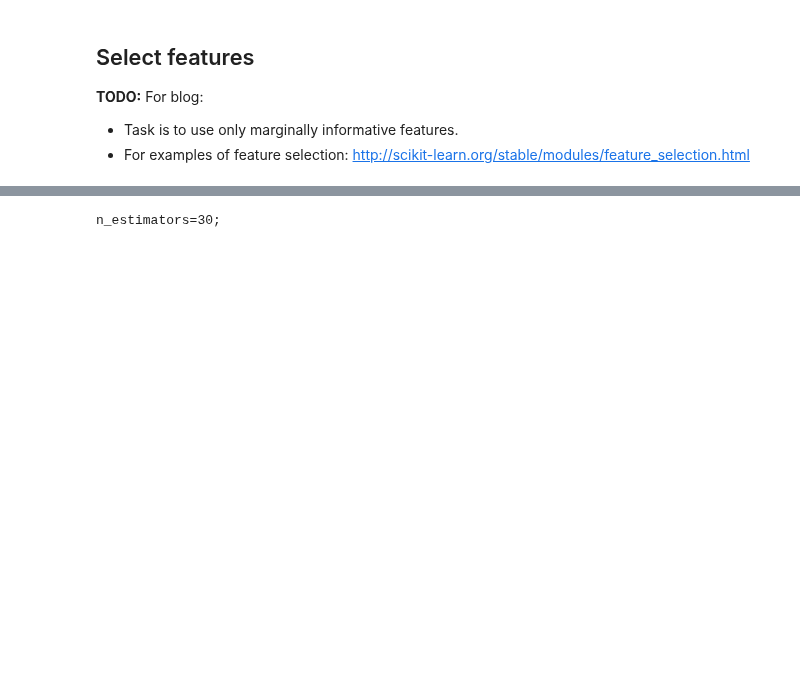
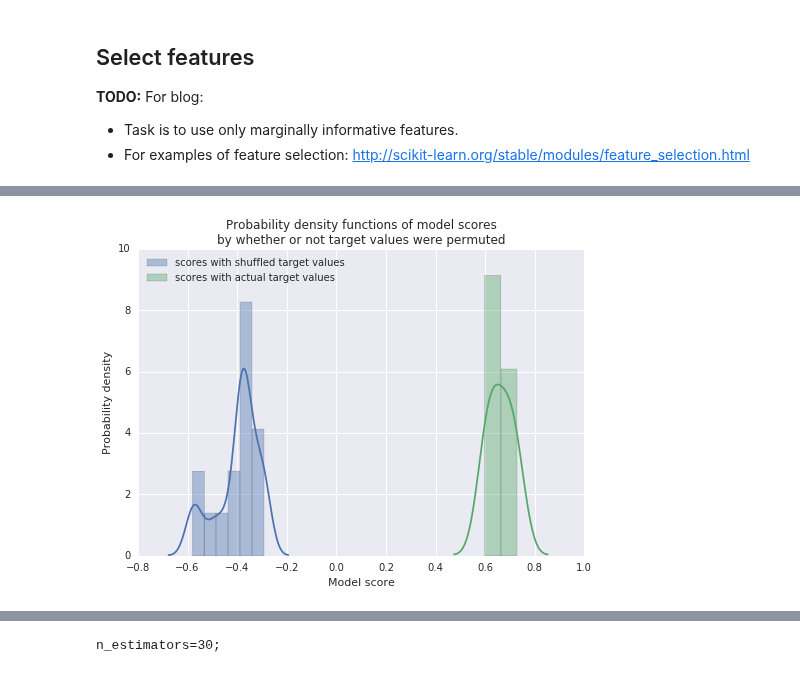
Before and after one commit to stharrold/stharrold.github.io, a Jupyter notebook: content/static/20160221-predict-household-income-from-census/20160221-predict-household-income-from-census.ipynb, the cells around one changed output, grey strips where cells are left out. Drawn from its saved outputs; the diff is of its cells as text; code cells hidden in the pictures; blank space fills up the shorter version.

```diff
--- a/content/static/20160221-predict-household-income-from-census/20160221-predict-household-income-from-census.ipynb
+++ b/content/static/20160221-predict-household-income-from-census/20160221-predict-household-income-from-census.ipynb
@@ -718,16 +678,94 @@ dtype: float64
 # %%
-print("Test significance of predictions by permuting the target values.")
+print(
+    """Test significance of predictions by shuffling the target values.
+Model scores are R^2, the coefficient of determination.
+""")
 # Following http://scikit-learn.org/stable/auto_examples/feature_selection/plot_permutation_test_for_classification.html
-# but using weights.
+# but manually iterating to use weights. This is an A/B test.
+time_start = time.perf_counter()
+
+# Score with/without shuffling the target values.
+# Note: The number of records used to validate that the model score is significant
+# only needs to be enough to accurately represent a random process, e.g. 10k.
+size_sub = int(1e4)
+inum_score_isshf = dict()
+n_scores = 20
 print("Progress:", end=' ')
-for inum in range(10):
+for inum in range(0, n_scores):
+    inum_score_isshf[inum] = dict()
+    idxs_sub = np.random.choice(a=len(df_ftrs), size=size_sub, replace=True)
+    if inum % 4 == 0:
+        # 1 out of 4 times without shuffling target values.
+        inum_score_isshf[inum]['is_shf'] = False
+        trg_vals = ds_trg.values[idxs_sub]
+    else:
+        # Otherwise with randomly permuted target values.
+        inum_score_isshf[inum]['is_shf'] = True
+        trg_vals = np.random.permutation(ds_trg.values[idxs_sub])
     (ftrs_train, ftrs_test, trg_train, trg_test, pwt_train, pwt_test) = sk_cv.train_test_split(
-        df_ftrs_rnd.values[idxs_sub], ds_trg.values[idxs_sub], ds_pwt.values[idxs_sub], test_size=0.2)
-    # Note: n_estimators impact the feature importances but only have a small effect on the relative importances.
+        df_ftrs.values[idxs_sub], trg_vals, ds_pwt.values[idxs_sub], test_size=0.2)
+    # Note: n_estimators impact the scores but only have a small effect on the relative scores.
     est = sk_ens.ExtraTreesRegressor(n_estimators=10, n_jobs=-1)
     est.fit(X=ftrs_train, y=trg_train, sample_weight=pwt_train)
-    est.score(X=ftrs_test, y=trg_test, sample_weight=pwt_test)
-    for (col, imp) in zip(df_ftrs_rnd.columns, est.feature_importances_):
-        cols_imps[col].append(imp)
-    print("{frac:.0%}".format(frac=(inum+1)/len(dists)), end=' ')
+    inum_score_isshf[inum]['score'] = est.score(X=ftrs_test, y=trg_test, sample_weight=pwt_test)
+    print("{frac:.0%}".format(frac=(inum+1)/n_scores), end=' ')
 print('\n')
+
+# Plot the distributions of model scores with/without shuffling the target values.
+df_scores = pd.DataFrame.from_dict(data=inum_score_isshf, orient='index')
+sns.distplot(df_scores.loc[df_scores['is_shf'], 'score'],
+    hist=True, kde=True, norm_hist=True, color=sns.color_palette()[0],
+    label='scores with shuffled target values')
+sns.distplot(df_scores.loc[np.logical_not(df_scores['is_shf']), 'score'],
+    hist=True, kde=True, norm_hist=True, color=sns.color_palette()[1],
+    label='scores with actual target values')
+plt.title(
+    "Probability density functions of model scores\n" +
+    "by whether or not target values were permuted")
+plt.xlabel("Model score")
+plt.ylabel("Probability density")
+plt.legend(loc='upper left')
+plt.show()
+
+# Calculate the distribution of differences in score means with/without
+# shuffling the target values and describe the statistical significance.
+# Calculate the distribution of randomized differences in score means.
+rnd_mean_score_diffs = list()
+for _ in range(int(1e4)):
+    tfmask_shf = np.random.permutation(df_scores['is_shf'].values)
+    tfmask_notshf = np.logical_not(tfmask_shf)
+    rnd_mean_score_diffs.append(
+        df_scores.loc[tfmask_notshf, 'score'].mean()
+        - df_scores.loc[tfmask_shf, 'score'].mean())
+# Calculate the distribution of actual differences in score means.
+tfmask_shf = df_scores['is_shf'].values
+tfmask_notshf = np.logical_not(tfmask_shf)
+mean_score_diff = (
+    df_scores.loc[tfmask_notshf, 'score'].mean()
+    - df_scores.loc[tfmask_shf, 'score'].mean())
+# Plot and describe the statistical significance of the mean score difference.
+sns.distplot(rnd_mean_score_diffs, hist=True, kde=True, norm_hist=True,
+    color=sns.color_palette()[0],
+    label='mean score differences assuming\nno distinction between shuffled/unshuffled')
+plt.axvline(mean_score_diff,
+    color=sns.color_palette()[1], label='actual mean score difference')
+plt.title(
+    "Differences between mean model scores\n" +
+    "by whether or not target values were actually shuffled")
+plt.xlabel("Model score difference")
+plt.ylabel("Probability density")
+plt.legend(loc='upper left')
+plt.show()
+pval = 100.0 - scipy.stats.percentileofscore(
+    a=rnd_mean_score_diffs, score=mean_score_diff, kind='mean')
+print(
+    """Null hypothesis: There is no distinction in the differences between
+the mean model scores whether or not the target values have been shuffled.
+Outcome: Assuming the null hypothesis, the probability of obtaining a difference
+between the mean model scores at least as great as {diff:.2f} is {pval:.1f}%.
+""".format(diff=mean_score_diff, pval=pval))
+
+time_stop = time.perf_counter()
+print("Time elapsed (sec) = {diff:.1f}".format(diff=time_stop-time_start))
+# %% [output]
+[figure, added]
```
Also changed, not shown: parts of 15 cells of this notebook.
